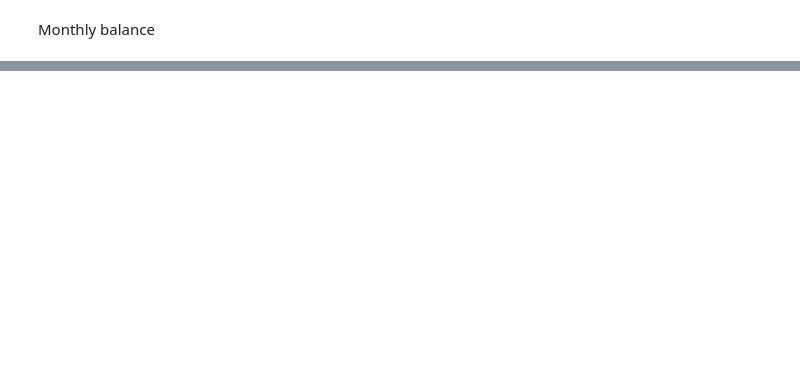
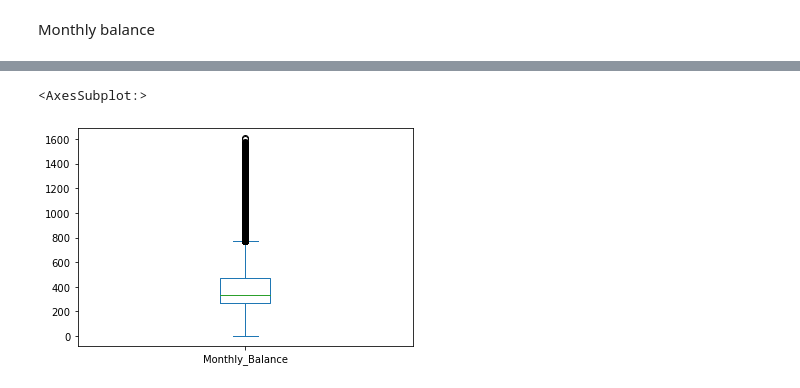
Before and after one commit to WnagZ/vis-and-dm, a Jupyter notebook: outliers.ipynb, the cells around one changed output, grey strips where cells are left out. Cells and saved outputs as stored; diff of their text form; code cells hidden in the pictures; blank space fills up the shorter version.

```diff
--- a/outliers.ipynb
+++ b/outliers.ipynb
@@ -197,0 +285,6 @@ Monthly balance
+# %%
+filtered_df = df[df['Monthly_Balance'] < 3.333333e+26]
+filtered_df['Monthly_Balance'].plot(kind= 'box')
+# %% [output]
+<AxesSubplot:>
+[figure, added]
```
Also changed, not shown: parts of 17 cells of this notebook.
